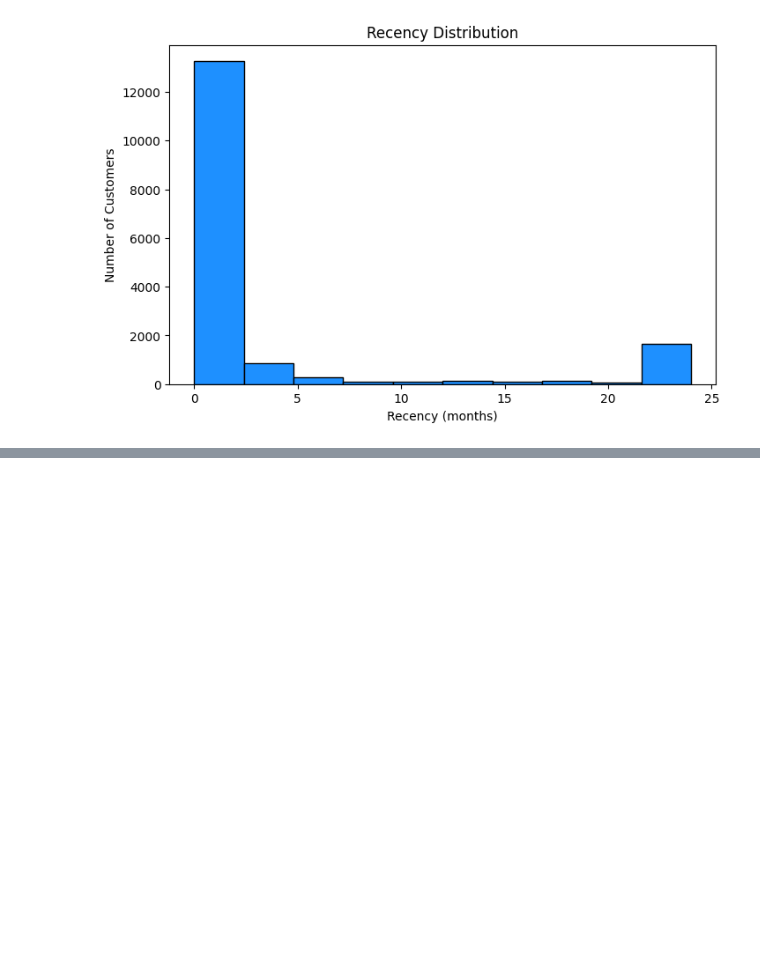
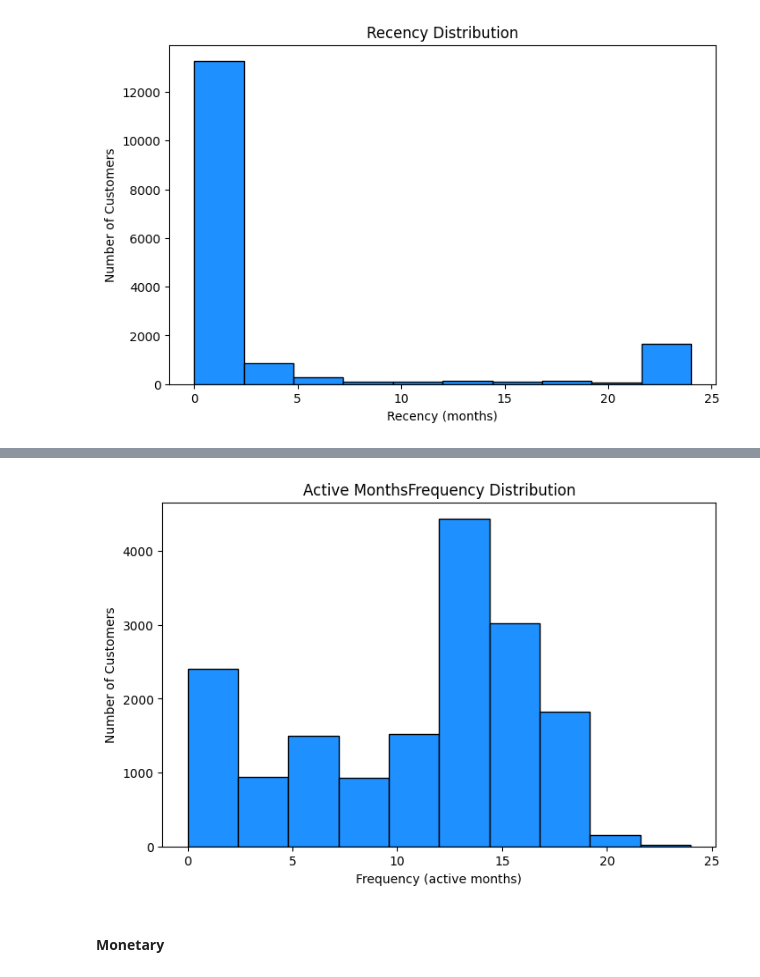
Before and after one commit to tssarathi/airline-customer-analytics, a Jupyter notebook: notebooks/feature-exploration.ipynb, the cells around one changed output, grey strips where cells are left out. Saved outputs shown, nothing was run; the diff lists cells and outputs as text; code cells hidden in the pictures; blank space fills up the shorter version.

```diff
--- a/notebooks/feature-exploration.ipynb
+++ b/notebooks/feature-exploration.ipynb
@@ -147,0 +156,11 @@ memory usage: 409.0 KB
+# %%
+plt.figure(figsize=(8, 5))
+plt.hist(customer_frequency["active_months"], bins=10, color="dodgerblue", edgecolor="black")
+plt.title("Active MonthsFrequency Distribution")
+plt.xlabel("Frequency (active months)")
+plt.ylabel("Number of Customers")
+plt.show()
+# %% [output]
+[figure, added]
+# %% [markdown]
+#### Monetary
```
Also changed, not shown: parts of 10 cells of this notebook.
